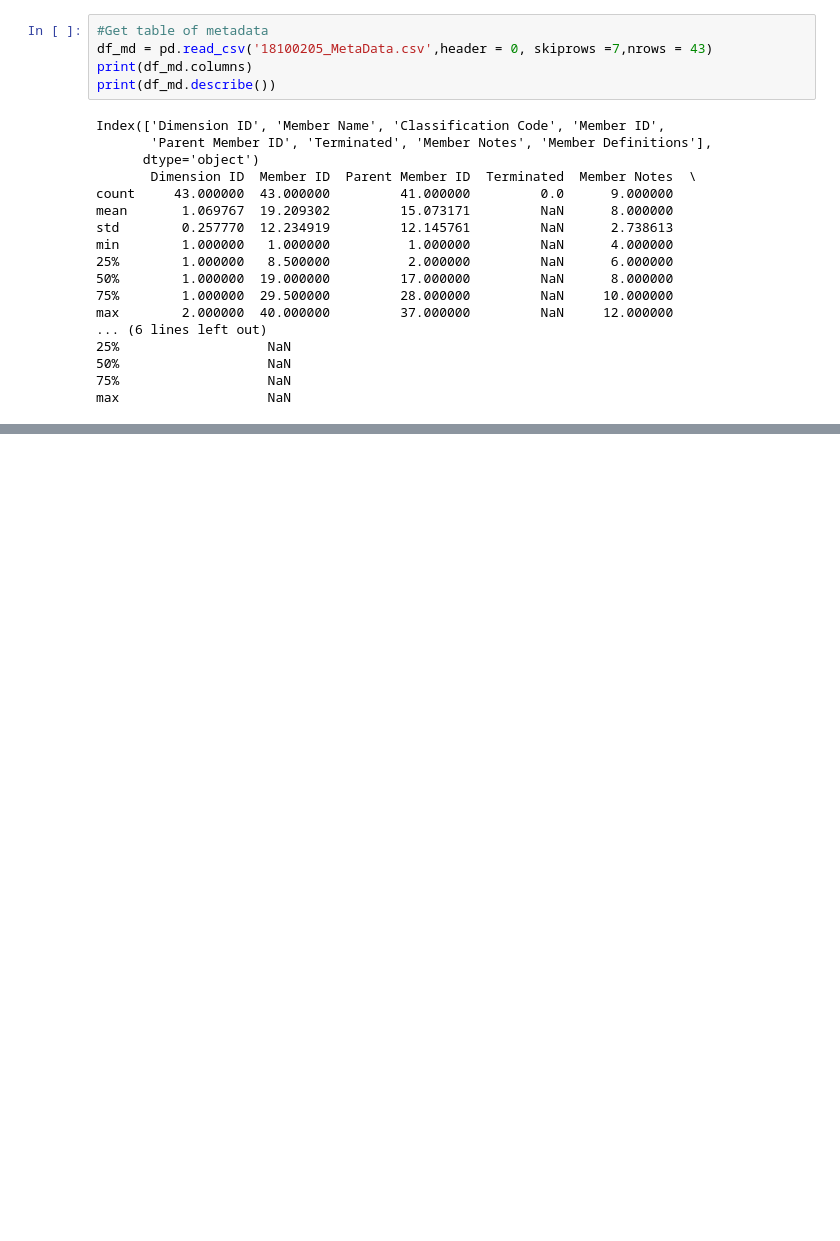
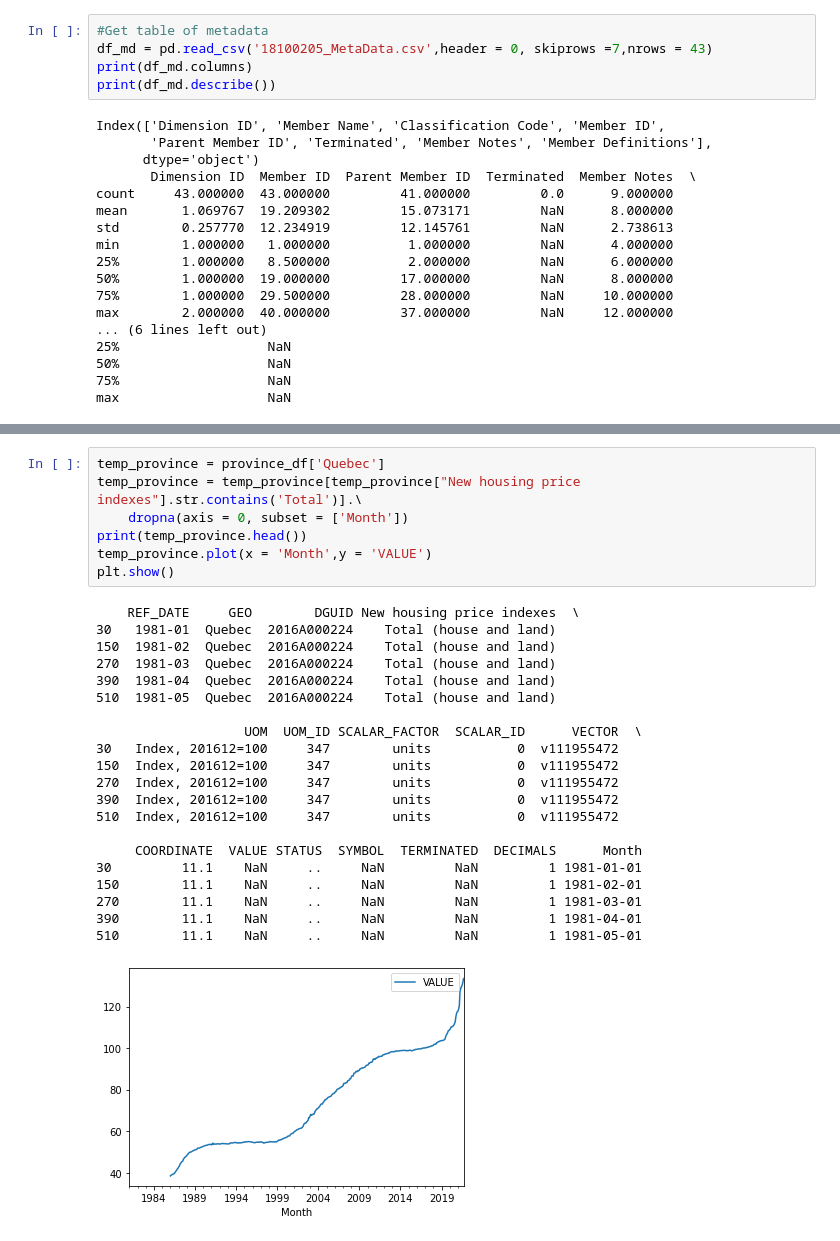
Before and after one commit to ChinhTranKaizen/StatCanHousing, a Jupyter notebook: DataAnalysis.ipynb, the cells around one changed output, grey strips where cells are left out. Drawn from its saved outputs; the diff is of its cells as text; blank space fills up the shorter version.

```diff
--- a/DataAnalysis.ipynb
+++ b/DataAnalysis.ipynb
@@ -123,0 +111,29 @@ print(df.GEO.unique())
+# %%
+temp_province = province_df['Quebec']
+temp_province = temp_province[temp_province["New housing price indexes"].str.contains('Total')].\
+    dropna(axis = 0, subset = ['Month'])
+print(temp_province.head())
+temp_province.plot(x = 'Month',y = 'VALUE')
+plt.show()
+# %% [output]
+    REF_DATE     GEO        DGUID New housing price indexes  \
+30   1981-01  Quebec  2016A000224    Total (house and land)
+150  1981-02  Quebec  2016A000224    Total (house and land)
+270  1981-03  Quebec  2016A000224    Total (house and land)
+390  1981-04  Quebec  2016A000224    Total (house and land)
+510  1981-05  Quebec  2016A000224    Total (house and land)
+
+                   UOM  UOM_ID SCALAR_FACTOR  SCALAR_ID      VECTOR  \
+30   Index, 201612=100     347        units           0  v111955472
+150  Index, 201612=100     347        units           0  v111955472
+270  Index, 201612=100     347        units           0  v111955472
+390  Index, 201612=100     347        units           0  v111955472
+510  Index, 201612=100     347        units           0  v111955472
+
+     COORDINATE  VALUE STATUS  SYMBOL  TERMINATED  DECIMALS      Month
+30         11.1    NaN     ..     NaN         NaN         1 1981-01-01
+150        11.1    NaN     ..     NaN         NaN         1 1981-02-01
+270        11.1    NaN     ..     NaN         NaN         1 1981-03-01
+390        11.1    NaN     ..     NaN         NaN         1 1981-04-01
+510        11.1    NaN     ..     NaN         NaN         1 1981-05-01
+[figure, added]
```
Also changed, not shown: parts of 3 cells of this notebook.
